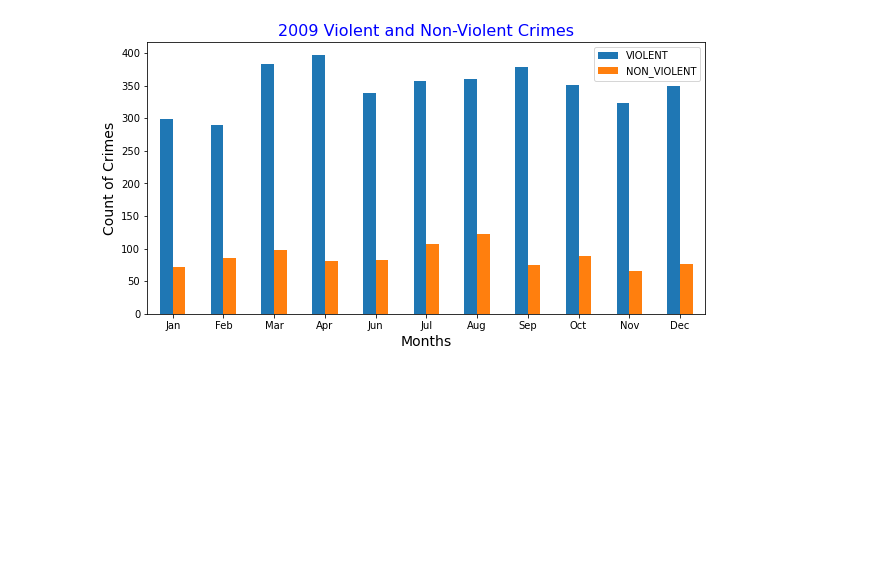
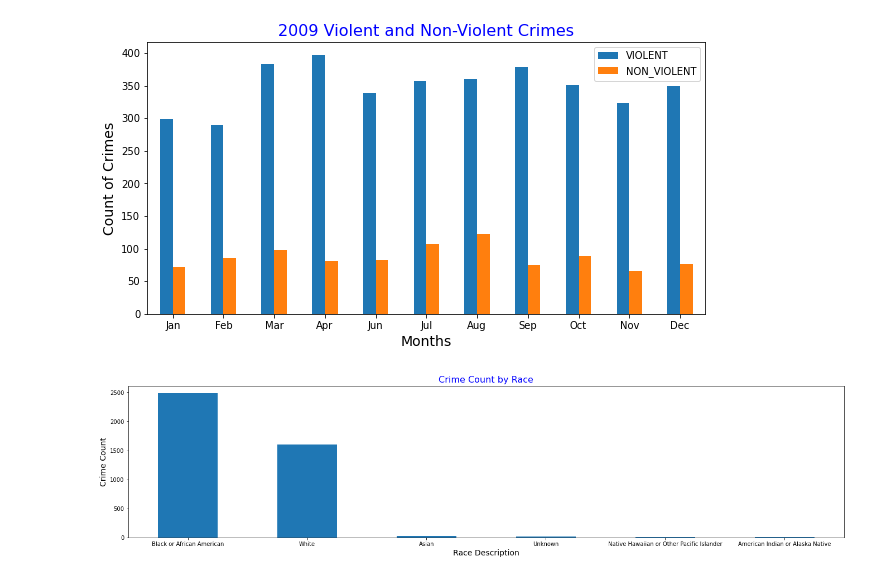
Before and after one commit to Jorgehdzdata/Project1_group3, a Jupyter notebook: Jorge.ipynb, the cells around one changed output. Drawn from its saved outputs; the diff is of its cells as text; code cells hidden in the pictures; blank space fills up the shorter version.

Commit message:
Adding my almostcrime rate by Race

```diff
--- a/Jorge.ipynb
+++ b/Jorge.ipynb
@@ -102,0 +79,7 @@ plt.ylabel('Count of Crimes', fontsize=14);
+# %%
+ddd.plot.bar(figsize=(23, 5), rot=0)
+plt.title('Crime Count by Race' , size=16, color='B')
+plt.xlabel('Race Description' , size=14)
+plt.ylabel('Crime Count', size=14);
+# %% [output]
+[figure, added]
```
Also changed, not shown: parts of 4 cells of this notebook.
